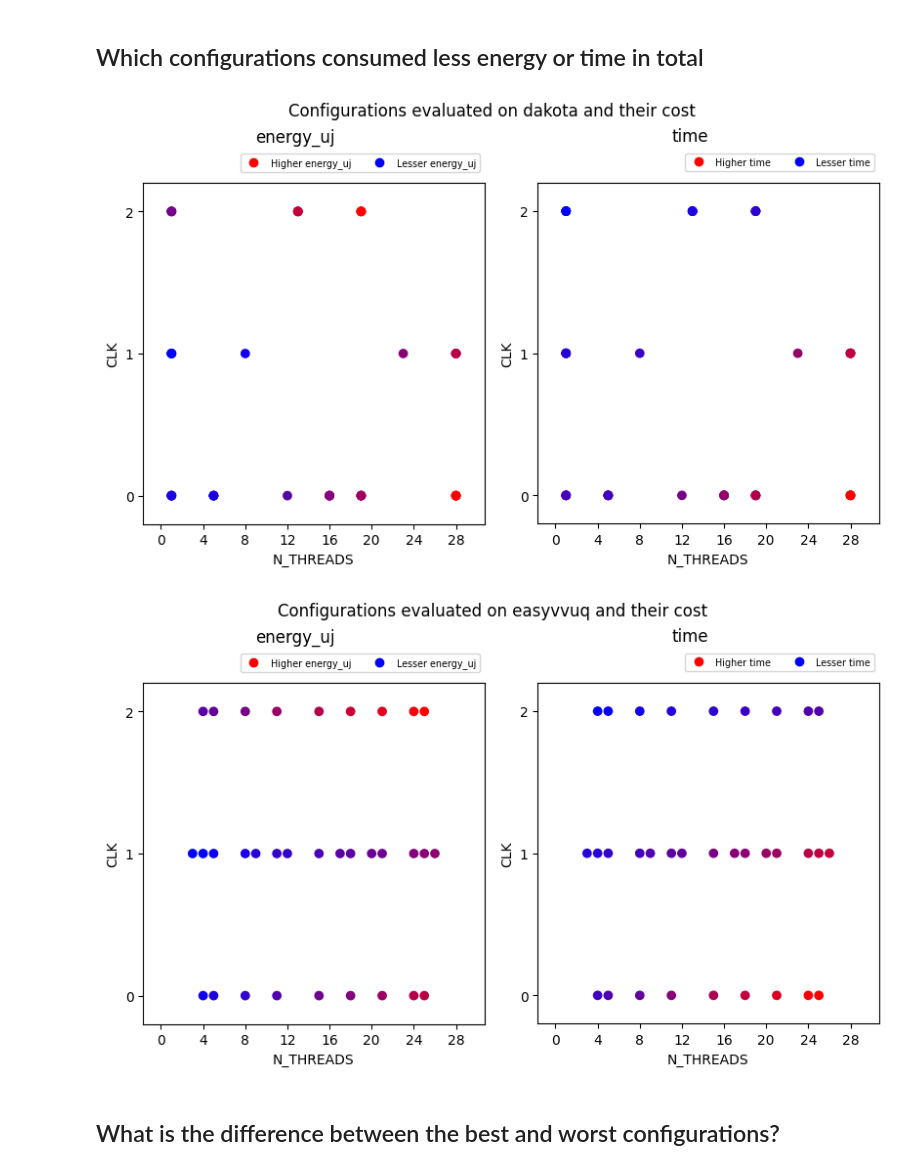
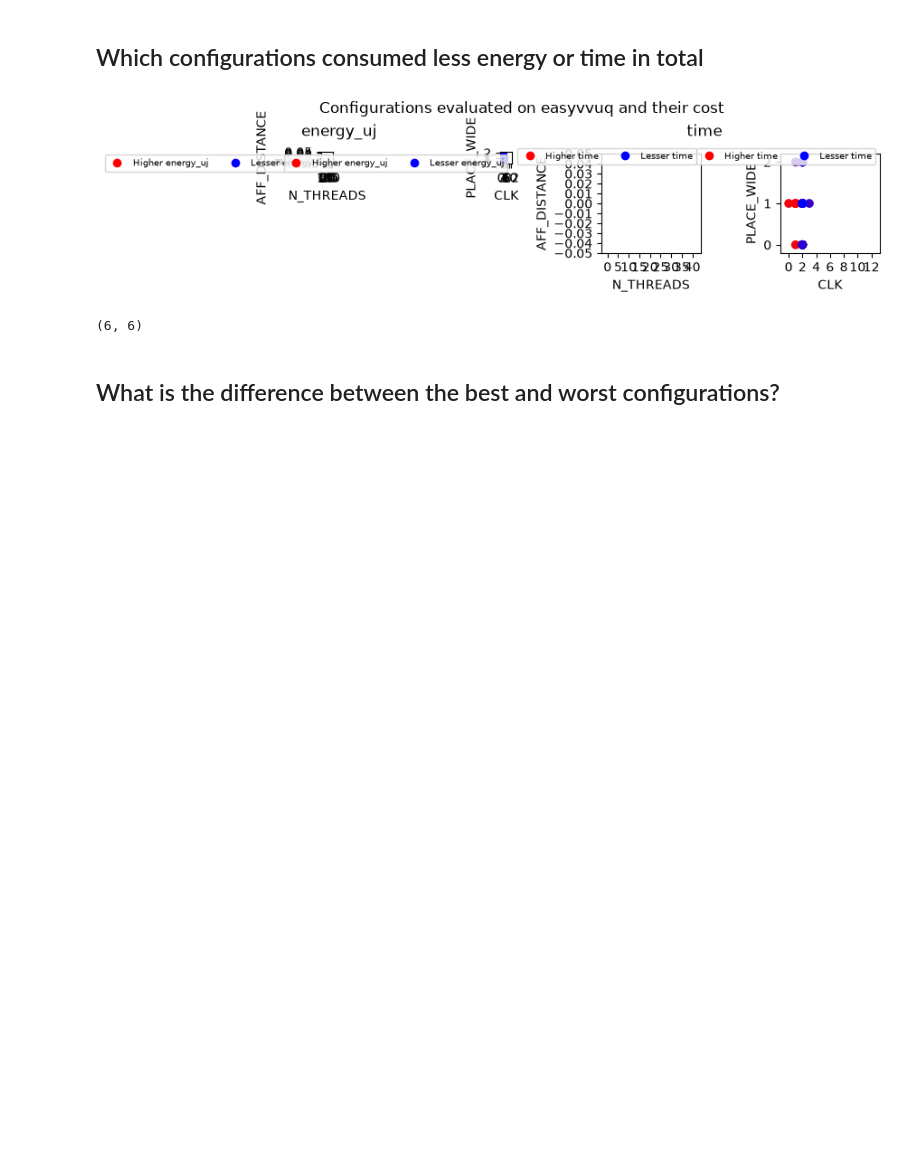
Before and after one commit to Jubarte27/energyuq, a Jupyter notebook: scenarios/main/Energy Analysis.ipynb, the cells around one changed output. Saved outputs shown, nothing was run; the diff lists cells and outputs as text; code cells hidden in the pictures; blank space fills up the shorter version.

```diff
--- a/scenarios/main/Energy Analysis.ipynb
+++ b/scenarios/main/Energy Analysis.ipynb
@@ -15,7 +15,7 @@ from src.util.data import *
 
 import matplotlib.pyplot as plt
 # %%
-DAKOTA=True
+DAKOTA=False
 EASY=True
 result_set: dict[str, Result] = {}
 qois = ["energy_uj", "time"]
@@ -25,8 +25,15 @@ if DAKOTA:
 
 if EASY:
     campaign_name = "energy"
-    campaign, analysis = energyuq.load(programs.FFT, machines.Glados, campaign_name)
+    mach = machines.Hype
+    campaign, analysis = energyuq.load(programs.HPCG, mach, campaign_name, dir="hype_run_results/energy_0/")
 
+    plot.init({
+        "N_THREADS": limit(1, mach.max_threads),
+        "CLK": limit(0, len(mach.freq) - 1),
+        "AFF_DISTANCE": limit(0, len(mach.proc_bind) - 1),
+        "PLACE_WIDE": limit(0, len(mach.places) - 1),
+    })
     result_set["easyvvuq"] = EasyResult(
         campaign.get_collation_result(),
         qois,
@@ -40,16 +47,19 @@ if EASY:
 # %%
 for name, result in result_set.items():
     fig = plt.figure(figsize=(8,8), layout="constrained")
     fig.suptitle(f"Configurations evaluated on {name} and their cost")
-    fs = fig.subfigures(1, 2)
+    fs = fig.subfigures(1, 2).flatten()
     c=0
     for qoi in qois:
         f = plot.plot_grid_2D_best(result, qoi, subfig=fs[c])
         f.suptitle(qoi)
         c += 1
 # %% [output]
-[figure, old version]
+[figure, new version]
-[figure, removed]
+# %%
+plot.grid_fig_size
+# %% [output]
+(6, 6)
 # %% [markdown]
 ## What is the difference between the best and worst configurations?
 # %%
```
Also changed, not shown: parts of 5 cells of this notebook, 23 other files.
